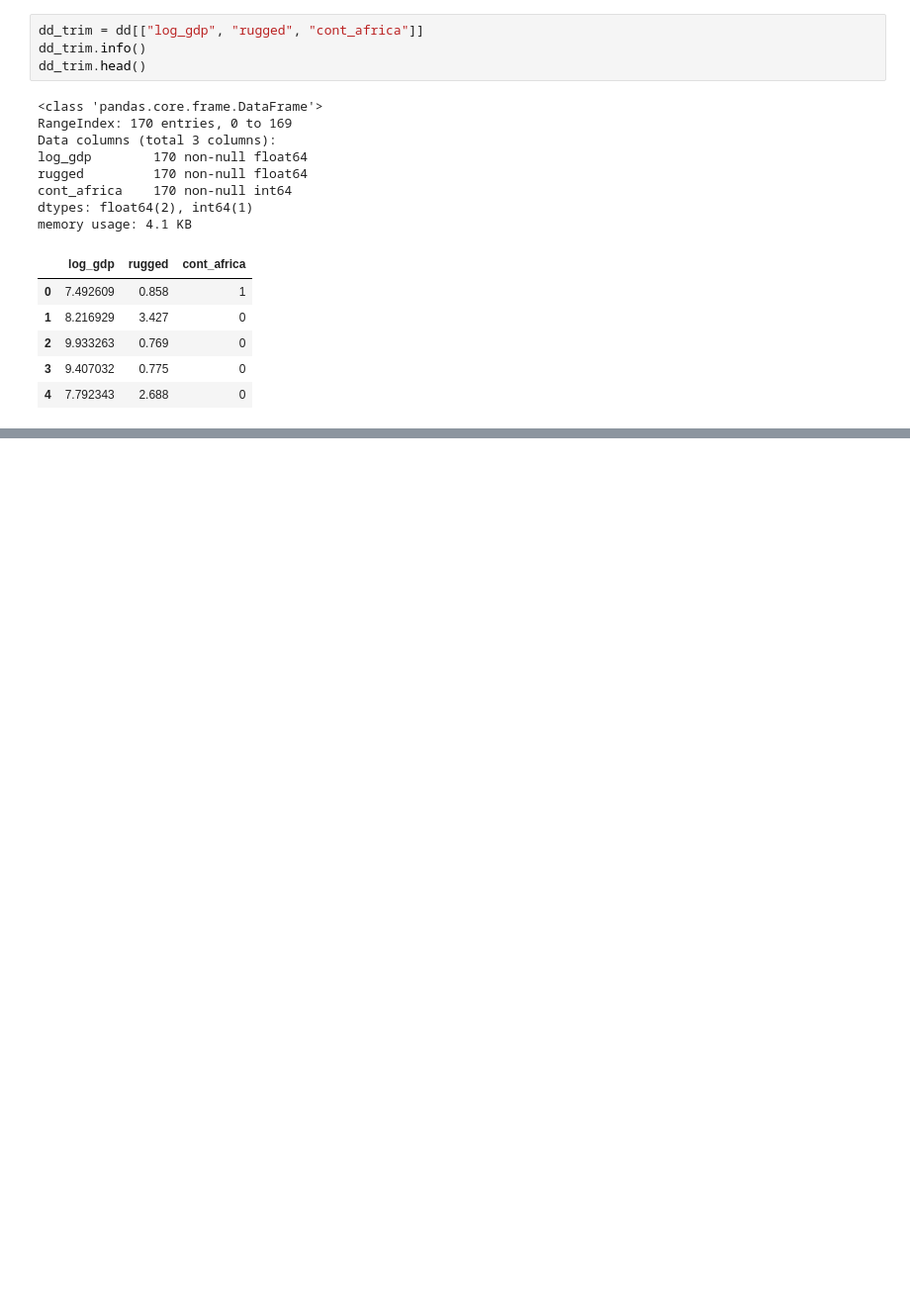
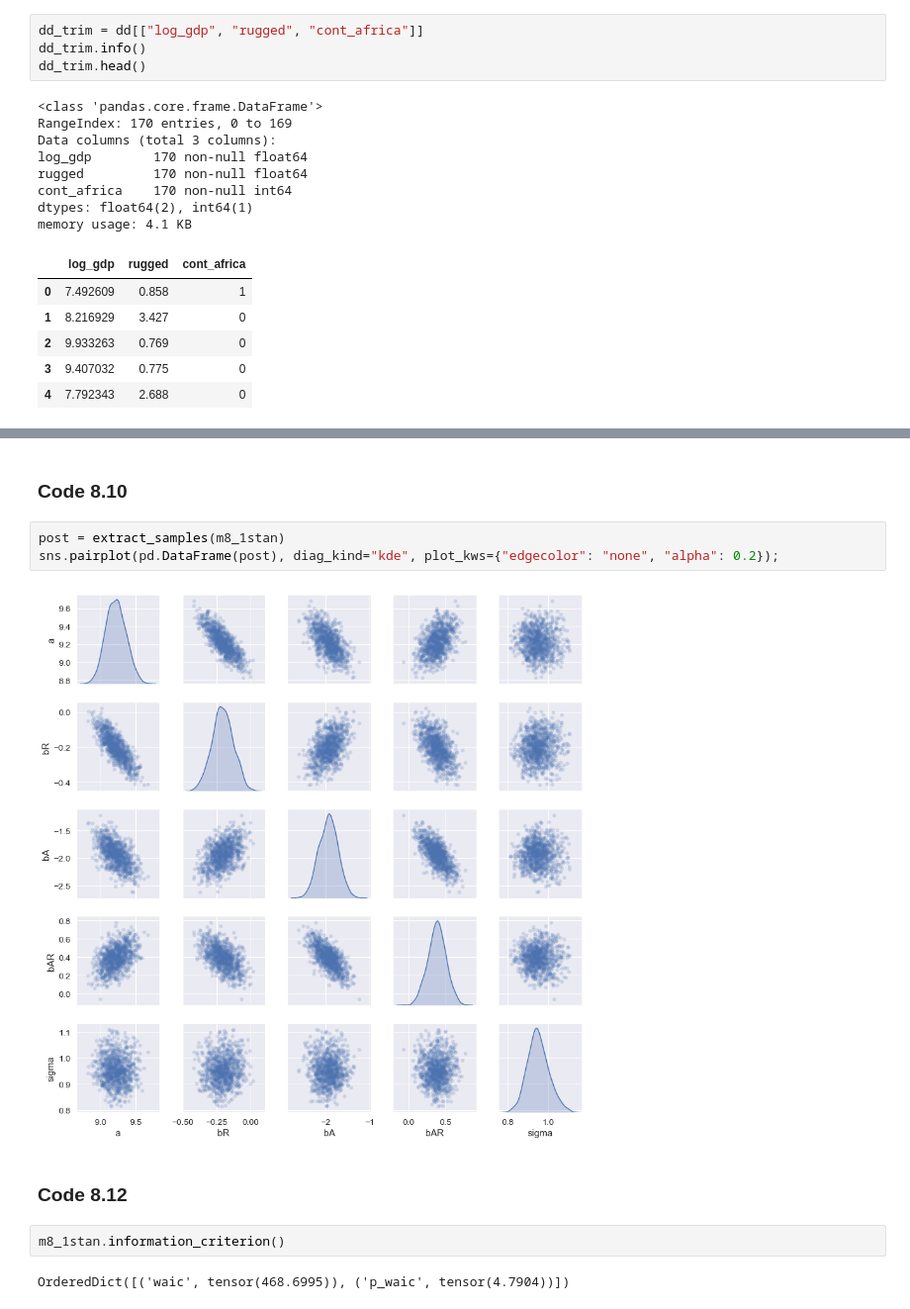
Before and after one commit to fehiepsi/rethinking-pyro, a Jupyter notebook: notebooks/08_markov_chain_monte_carlo.ipynb, the cells around one changed output, grey strips where cells are left out. Shown at 99% size. Cells and saved outputs as stored; diff of their text form; blank space fills up the shorter version.

```diff
--- a/notebooks/08_markov_chain_monte_carlo.ipynb
+++ b/notebooks/08_markov_chain_monte_carlo.ipynb
@@ -100,0 +154,13 @@ def model(rugged, cont_africa, log_gdp):
+# %% [markdown]
+### Code 8.10
+# %%
+post = extract_samples(m8_1stan)
+sns.pairplot(pd.DataFrame(post), diag_kind="kde", plot_kws={"edgecolor": "none", "alpha": 0.2});
+# %% [output]
+[figure, added]
+# %% [markdown]
+### Code 8.12
+# %%
+m8_1stan.information_criterion()
+# %% [output]
+OrderedDict([('waic', tensor(468.6995)), ('p_waic', tensor(4.7904))])
```
Also changed, not shown: parts of 29 cells of this notebook, 1 other file.
